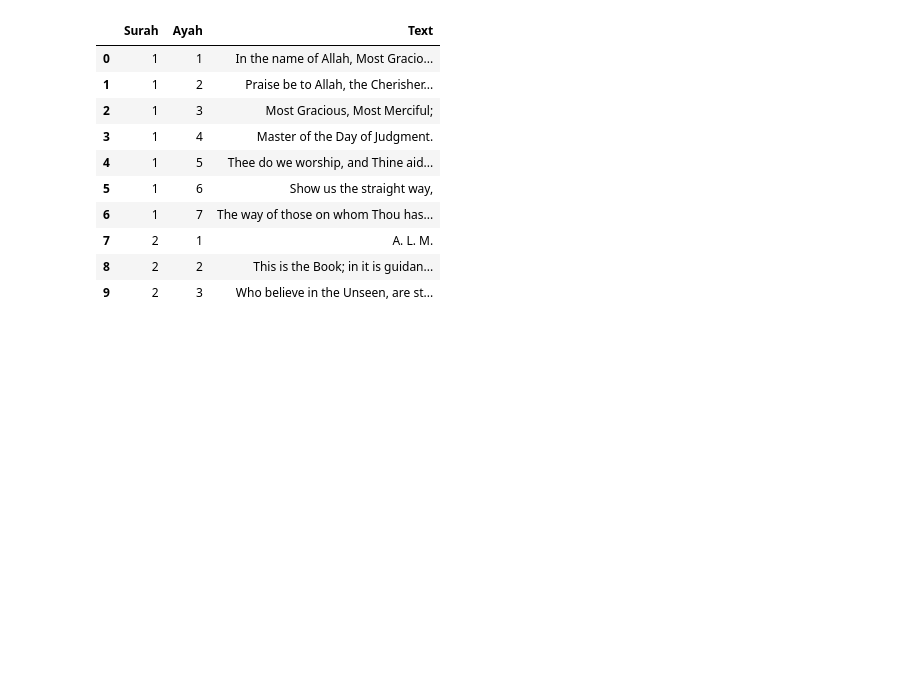
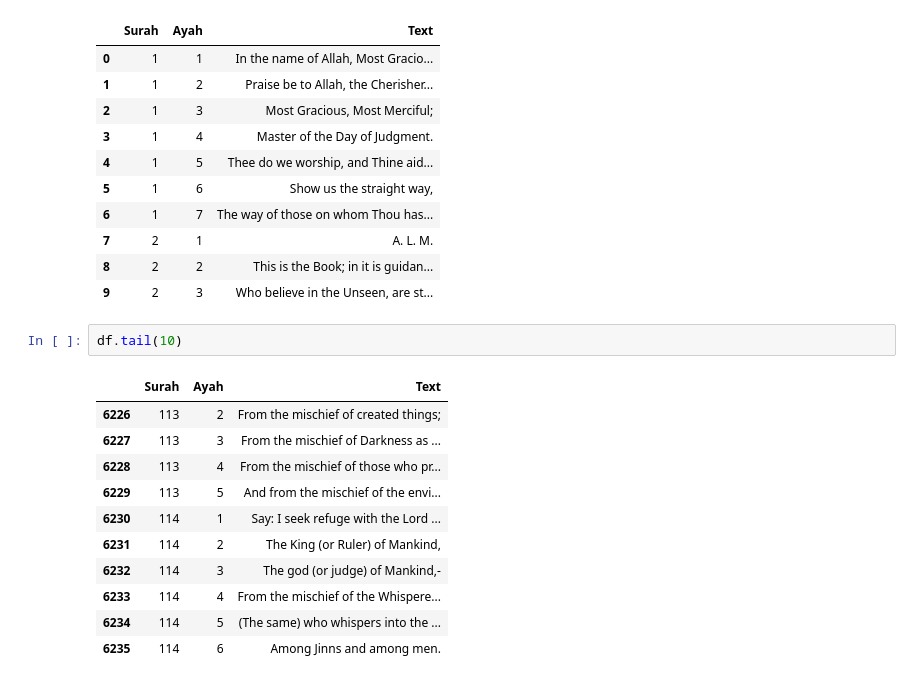
Before and after one commit to skazim/HolyQuranAnalysis, a Jupyter notebook: HolyQuranAnalysis.ipynb, the cells around one changed output. Drawn from its saved outputs; the diff is of its cells as text; blank space fills up the shorter version.

```diff
--- a/HolyQuranAnalysis.ipynb
+++ b/HolyQuranAnalysis.ipynb
@@ -32,3 +32,17 @@ df.head(10)
 | 7 | 2 | 1 | A. L. M. |
 | 8 | 2 | 2 | This is the Book; in it is guidan... |
 | 9 | 2 | 3 | Who believe in the Unseen, are st... |
+# %%
+df.tail(10)
+# %% [output]
+|  | Surah | Ayah | Text |
+| 6226 | 113 | 2 | From the mischief of created things; |
+| 6227 | 113 | 3 | From the mischief of Darkness as ... |
+| 6228 | 113 | 4 | From the mischief of those who pr... |
+| 6229 | 113 | 5 | And from the mischief of the envi... |
+| 6230 | 114 | 1 | Say: I seek refuge with the Lord ... |
+| 6231 | 114 | 2 | The King (or Ruler) of Mankind, |
+| 6232 | 114 | 3 | The god (or judge) of Mankind,- |
+| 6233 | 114 | 4 | From the mischief of the Whispere... |
+| 6234 | 114 | 5 | (The same) who whispers into the ... |
+| 6235 | 114 | 6 | Among Jinns and among men. |
```
Also changed, not shown: parts of 4 cells of this notebook.
